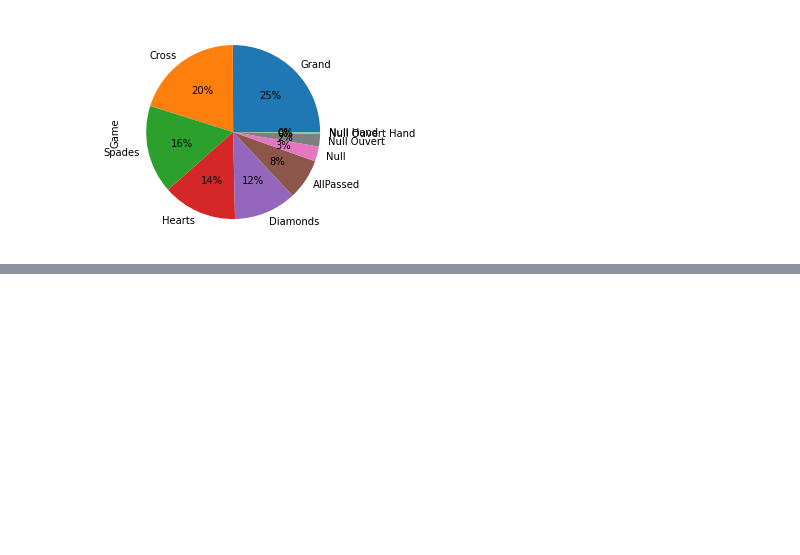
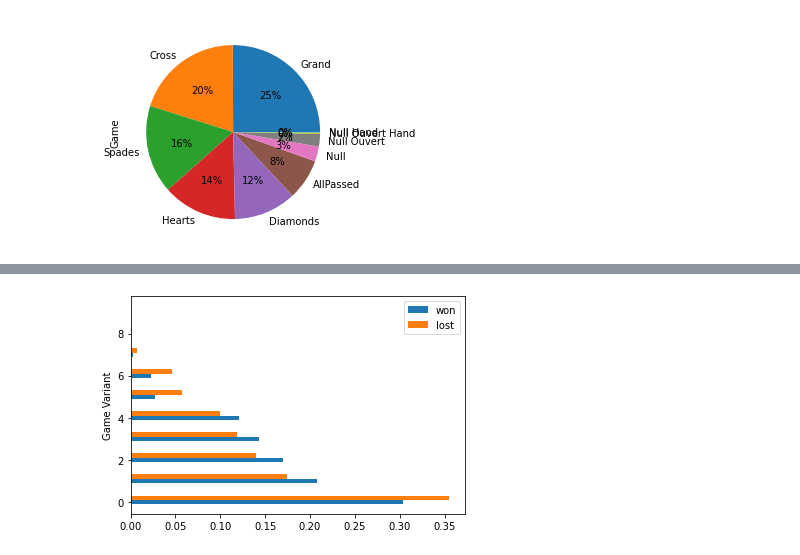
Before and after one commit to SaBeBen/skat_decision_transformer, a Jupyter notebook: data pipeline/data pipeline bl.ipynb, the cells around one changed output, grey strips where cells are left out. Cells and saved outputs as stored; diff of their text form; code cells hidden in the pictures; blank space fills up the shorter version.

```diff
--- a/data pipeline/data pipeline bl.ipynb
+++ b/data pipeline/data pipeline bl.ipynb
@@ -301,0 +323,9 @@ skat_bl_game_data = skat_bl_game_data_frame
+# %%
+# Filter the games that were lost
+games_lost = skat_bl_game_data_frame[skat_bl_game_data_frame["Won"] == 0]
+
+game_variants_lost = games_lost["Game"].value_counts(normalize=True)
+game_variants_lost = game_variants_lost.rename(
+    index={24: "Grand", 12: "Cross", 11: "Spades", 10: "Hearts", 9: "Diamonds", 0: "AllPassed", 23: "Null",
+           46: "Null Ouvert", 59: "Null Ouvert Hand", 35: "Null Hand"})
+game_variants_lost
@@ -301,0 +344,15 @@ skat_bl_game_data = skat_bl_game_data_frame
+# %%
+pos = np.arange(10)
+
+fig, ax = plt.subplots()
+
+won = ax.barh(pos, game_variants_won, 0.2, label="won")
+
+lost = ax.barh(pos+0.2, game_variants_lost, 0.2, label="lost")
+
+ax.set_ylabel("Game Variant")
+ax.legend()
+
+plt.show()
+# %% [output]
+[figure, added]
```
Also changed, not shown: parts of 17 cells of this notebook.
